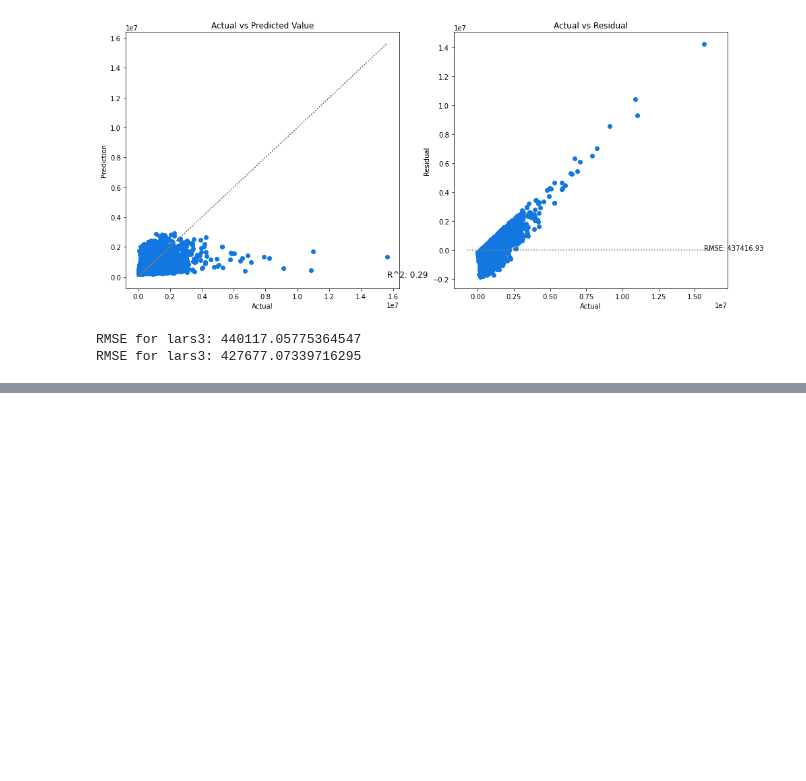
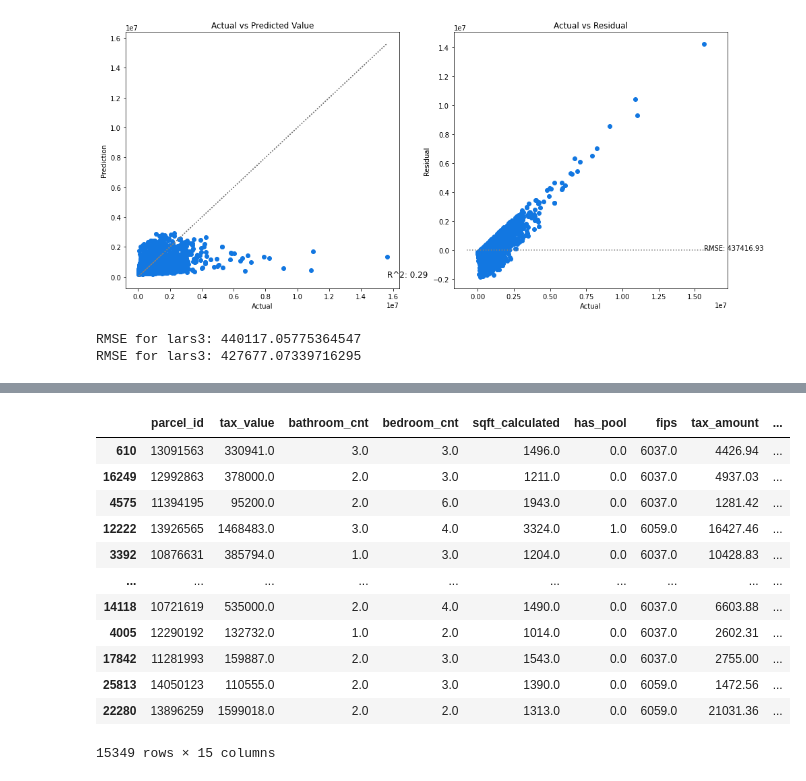
Before and after one commit to HeatherOrtegaMcMillan/zillow_regression_project, a Jupyter notebook: inital_notebook.ipynb, the cells around one changed output, grey strips where cells are left out. Drawn from its saved outputs; the diff is of its cells as text; code cells hidden in the pictures; blank space fills up the shorter version.

```diff
--- a/inital_notebook.ipynb
+++ b/inital_notebook.ipynb
@@ -833,7 +835,7 @@ ev.plot_the_dots(y_train, train.glm4, y_train - train.glm4)
 # %% [output]
 [figure]
 # %%
-lars = LassoLars(alpha=0.0)
+lars = LassoLars(alpha=-1.0, fit_intercept=True)
 
 #fit model
 lars.fit(X_train, y_train)
@@ -850,0 +871,16 @@ RMSE for lars3: 427677.07339716295
+# %%
+train
+# %% [output]
+|  | parcel_id | tax_value | bathroom_cnt | bedroom_cnt | sqft_calculated | has_pool | fips | tax_amount | ... |
+| 610 | 13091563 | 330941.0 | 3.0 | 3.0 | 1496.0 | 0.0 | 6037.0 | 4426.94 | ... |
+| 16249 | 12992863 | 378000.0 | 2.0 | 3.0 | 1211.0 | 0.0 | 6037.0 | 4937.03 | ... |
+| 4575 | 11394195 | 95200.0 | 2.0 | 6.0 | 1943.0 | 0.0 | 6037.0 | 1281.42 | ... |
+| 12222 | 13926565 | 1468483.0 | 3.0 | 4.0 | 3324.0 | 1.0 | 6059.0 | 16427.46 | ... |
+| 3392 | 10876631 | 385794.0 | 1.0 | 3.0 | 1204.0 | 0.0 | 6037.0 | 10428.83 | ... |
+| ... | ... | ... | ... | ... | ... | ... | ... | ... | ... |
+| 14118 | 10721619 | 535000.0 | 2.0 | 4.0 | 1490.0 | 0.0 | 6037.0 | 6603.88 | ... |
+| 4005 | 12290192 | 132732.0 | 1.0 | 2.0 | 1014.0 | 0.0 | 6037.0 | 2602.31 | ... |
+| 17842 | 11281993 | 159887.0 | 2.0 | 3.0 | 1543.0 | 0.0 | 6037.0 | 2755.00 | ... |
+| 25813 | 14050123 | 110555.0 | 2.0 | 3.0 | 1390.0 | 0.0 | 6059.0 | 1472.56 | ... |
+| 22280 | 13896259 | 1599018.0 | 2.0 | 2.0 | 1313.0 | 0.0 | 6059.0 | 21031.36 | ... |
+15349 rows × 15 columns
```
Also changed, not shown: parts of 5 cells of this notebook.
